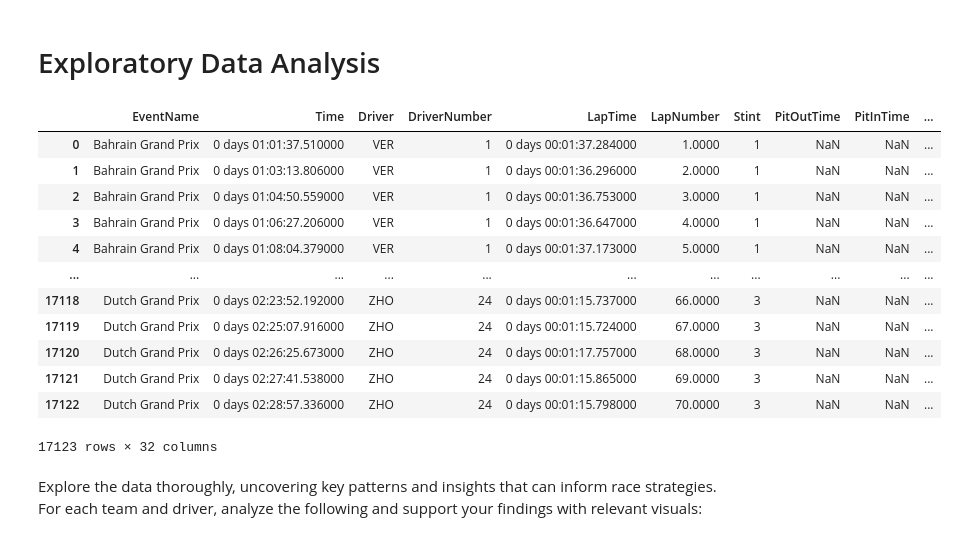
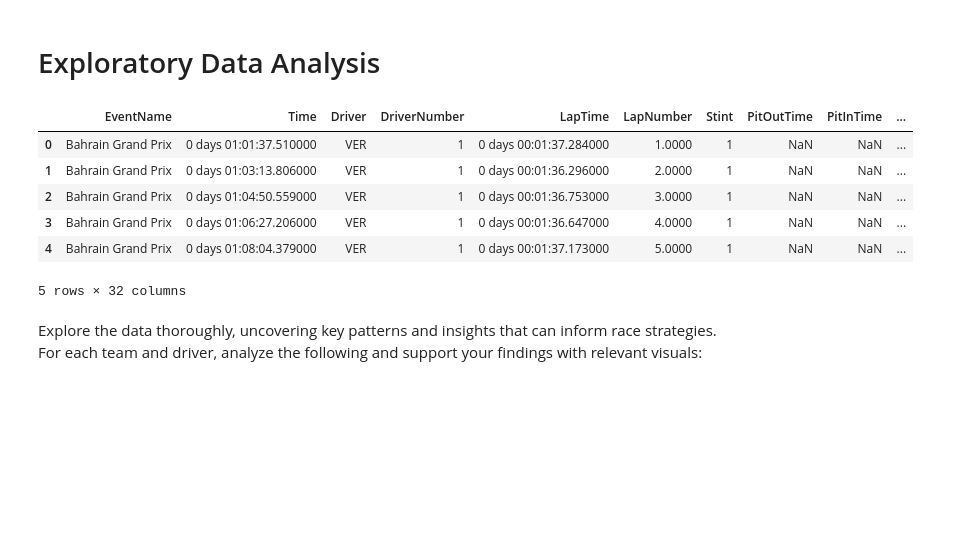
Before and after one commit to MyNameIsCalvinDavis/Data-Science, a Jupyter notebook: F1/F1.ipynb, the cells around one changed output. Cells and saved outputs as stored; diff of their text form; code cells hidden in the pictures; blank space fills up the shorter version.

```diff
--- a/F1/F1.ipynb
+++ b/F1/F1.ipynb
@@ -225,21 +227,15 @@ laps_raw["Stint"] = laps_raw["Stint"].astype(int)
 # %% [markdown]
 # Exploratory Data Analysis
 # %%
-laps_raw
+laps_raw.head()
 # %% [output]
 |  | EventName | Time | Driver | DriverNumber | LapTime | LapNumber | Stint | PitOutTime | PitInTime | ... |
 | 0 | Bahrain Grand Prix | 0 days 01:01:37.510000 | VER | 1 | 0 days 00:01:37.284000 | 1.0000 | 1 | NaN | NaN | ... |
 | 1 | Bahrain Grand Prix | 0 days 01:03:13.806000 | VER | 1 | 0 days 00:01:36.296000 | 2.0000 | 1 | NaN | NaN | ... |
 | 2 | Bahrain Grand Prix | 0 days 01:04:50.559000 | VER | 1 | 0 days 00:01:36.753000 | 3.0000 | 1 | NaN | NaN | ... |
 | 3 | Bahrain Grand Prix | 0 days 01:06:27.206000 | VER | 1 | 0 days 00:01:36.647000 | 4.0000 | 1 | NaN | NaN | ... |
 | 4 | Bahrain Grand Prix | 0 days 01:08:04.379000 | VER | 1 | 0 days 00:01:37.173000 | 5.0000 | 1 | NaN | NaN | ... |
-| ... | ... | ... | ... | ... | ... | ... | ... | ... | ... | ... |
-| 17118 | Dutch Grand Prix | 0 days 02:23:52.192000 | ZHO | 24 | 0 days 00:01:15.737000 | 66.0000 | 3 | NaN | NaN | ... |
-| 17119 | Dutch Grand Prix | 0 days 02:25:07.916000 | ZHO | 24 | 0 days 00:01:15.724000 | 67.0000 | 3 | NaN | NaN | ... |
-| 17120 | Dutch Grand Prix | 0 days 02:26:25.673000 | ZHO | 24 | 0 days 00:01:17.757000 | 68.0000 | 3 | NaN | NaN | ... |
-| 17121 | Dutch Grand Prix | 0 days 02:27:41.538000 | ZHO | 24 | 0 days 00:01:15.865000 | 69.0000 | 3 | NaN | NaN | ... |
-| 17122 | Dutch Grand Prix | 0 days 02:28:57.336000 | ZHO | 24 | 0 days 00:01:15.798000 | 70.0000 | 3 | NaN | NaN | ... |
-17123 rows × 32 columns
+5 rows × 32 columns
 # %% [markdown]
 Explore the data thoroughly, uncovering key patterns and insights that can inform race strategies. For each team and driver, analyze the following and support your findings with relevant visuals:
 # %% [markdown]
```
Also changed, not shown: parts of 6 cells of this notebook.
